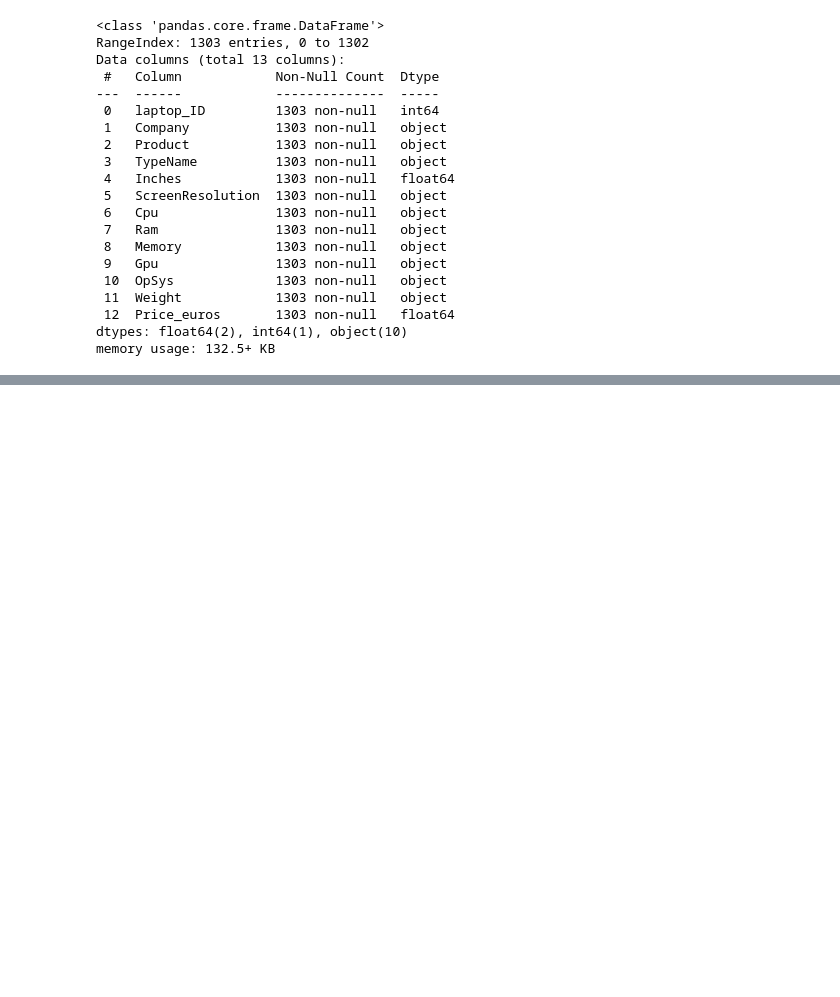
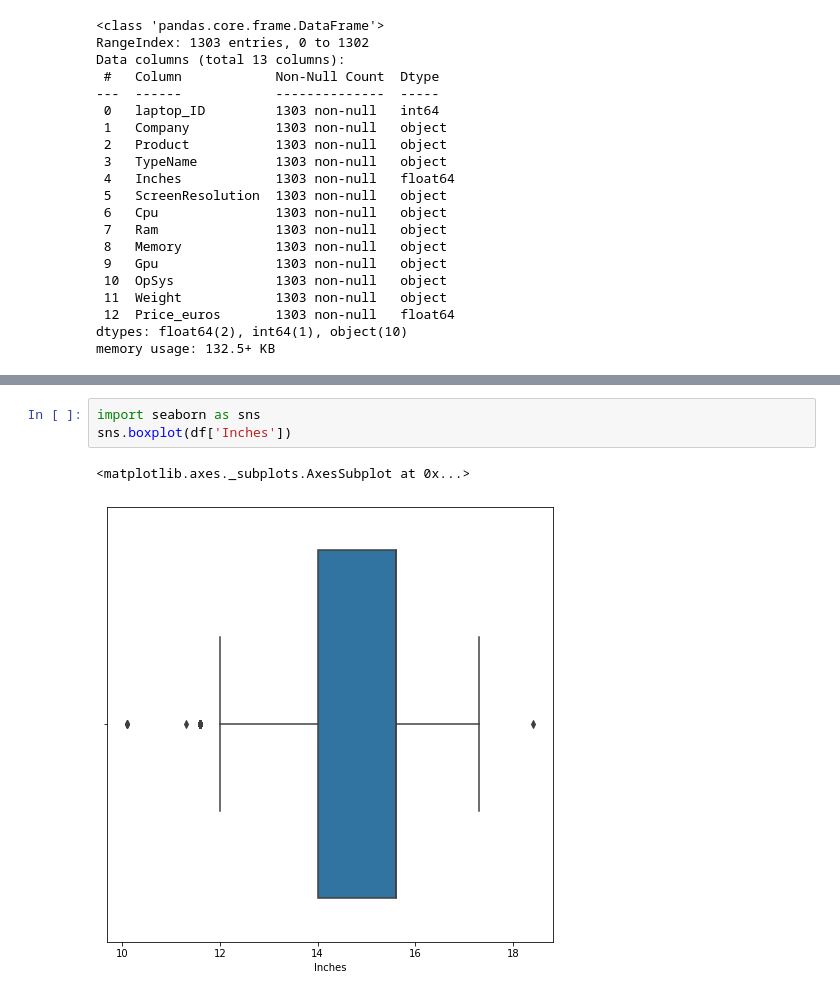
Before and after one commit to Preeti27092000/laptop_price_linear_regression, a Jupyter notebook: laptop_price.ipynb, the cells around one changed output, grey strips where cells are left out. Cells and saved outputs as stored; diff of their text form; blank space fills up the shorter version.

```diff
--- a/laptop_price.ipynb
+++ b/laptop_price.ipynb
@@ -76,0 +265,6 @@ sns.
+# %%
+import seaborn as sns
+sns.boxplot(df['Inches'])
+# %% [output]
+<matplotlib.axes._subplots.AxesSubplot at 0x...>
+[figure, added]
```
Also changed, not shown: parts of 20 cells of this notebook.
